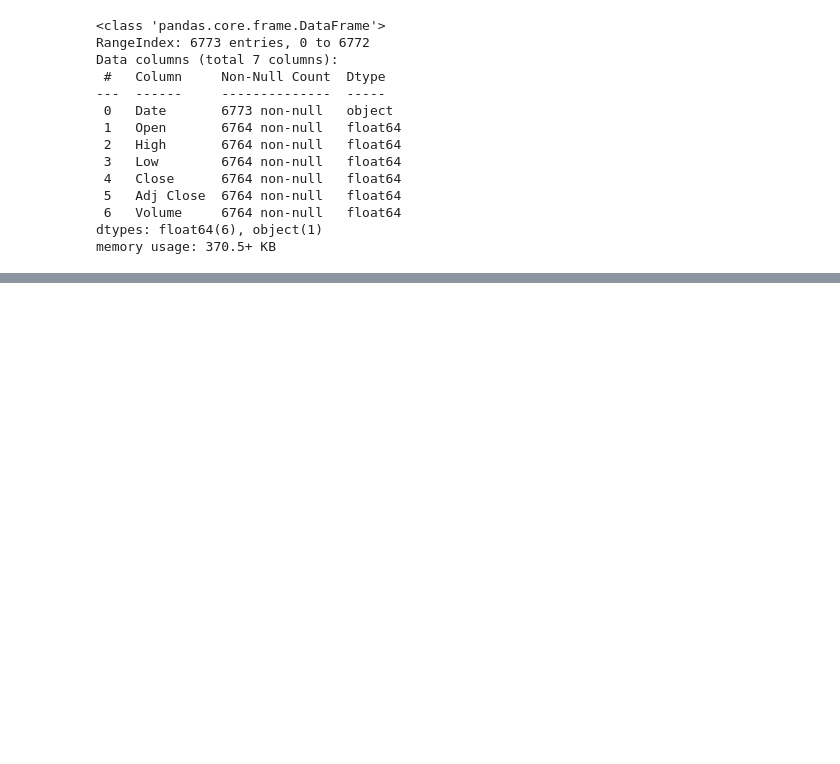
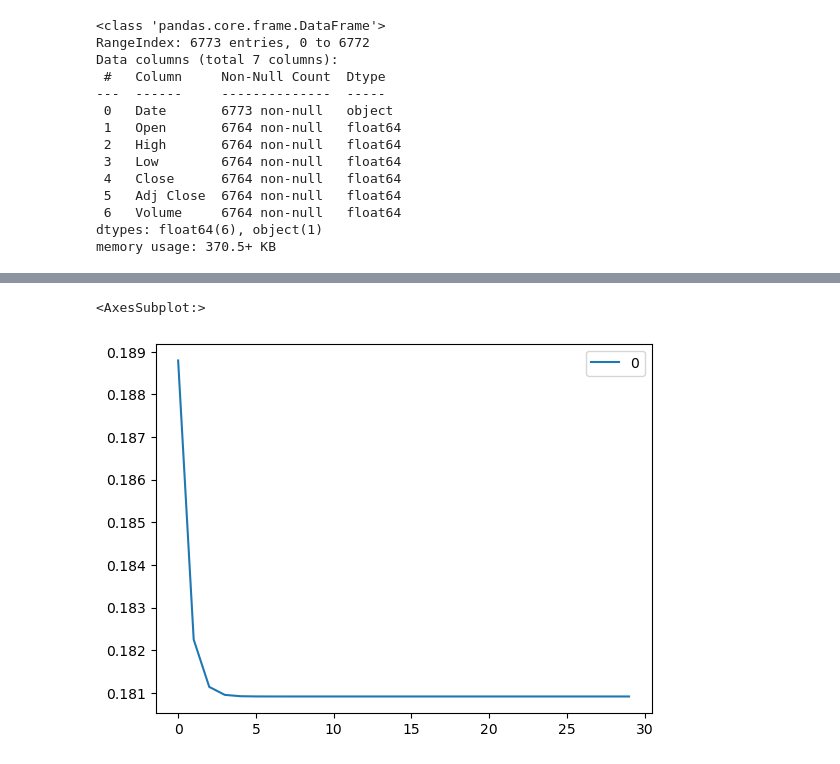
Before and after one commit to tanjeetsarkar/lstm_stock_prediction, a Jupyter notebook: stock_market/weekly_prediction.ipynb, the cells around one changed output, grey strips where cells are left out. Cells and saved outputs as stored; diff of their text form; code cells hidden in the pictures; blank space fills up the shorter version.

```diff
--- a/stock_market/weekly_prediction.ipynb
+++ b/stock_market/weekly_prediction.ipynb
@@ -53,0 +134,2 @@ memory usage: 370.5+ KB
+# %%
+r_data = np.reshape(r_data, (1, timestep, 1))
@@ -53,0 +199,19 @@ memory usage: 370.5+ KB
+# %%
+# data_till_friday should be scaled and in shape (1,60,1)
+def weekly_prediction(model, data_till_friday,scaler):
+    lst_output=[]
+    lst_input = [x[0] for x in data_till_friday[0]]
+    i=0
+    while i<30:
+        p = model.predict(data_till_friday)
+        x = lst_input[1:]
+        x.append(p[0].tolist()[0])
+        print(x)
+        lst_output.append(p[0].tolist()[0])
+        p = scaler.inverse_transform(p)
+        print(f'prediction {p}')
+        data_till_friday = np.array(x).reshape(1,60,1)
+        i+=1
+    return lst_output
+# %%
+res = weekly_prediction(model, r_data, scaler)
@@ -53,0 +236,7 @@ memory usage: 370.5+ KB
+# %%
+res_d = pd.DataFrame(res)
+# %%
+res_d.plot()
+# %% [output]
+<AxesSubplot:>
+[figure, added]
```
Also changed, not shown: parts of 23 cells of this notebook, 1 other file.
